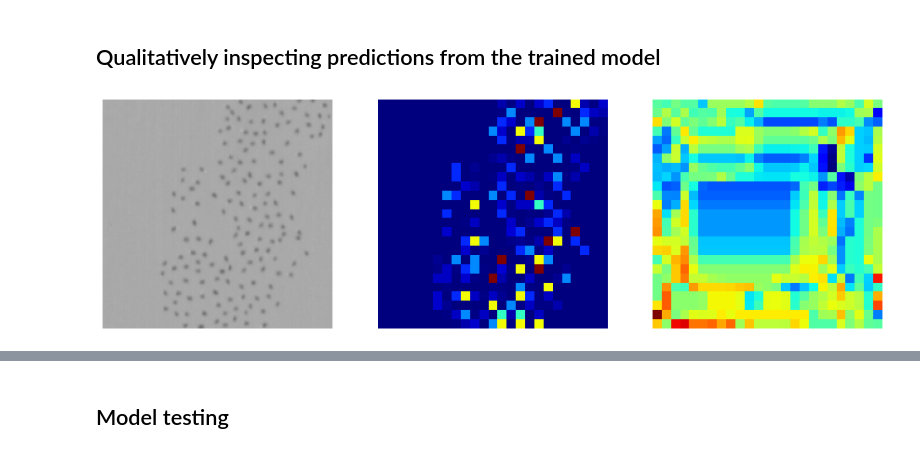
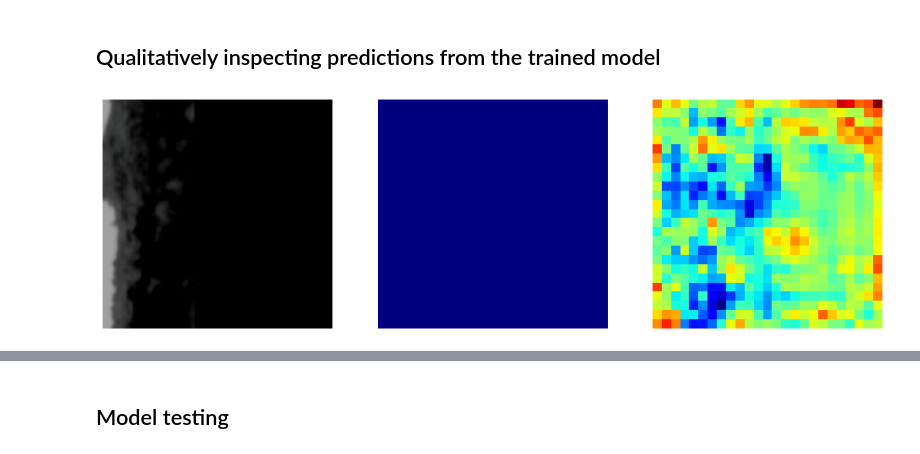
Before and after one commit to emiliolr/counting-cranes, a Jupyter notebook: density_estimation/ASPDNet_experiments.ipynb, the cells around one changed output, grey strips where cells are left out. Drawn from its saved outputs; the diff is of its cells as text; code cells hidden in the pictures.

Commit message:
Got ASPDNet working and some general tweaks

```diff
--- a/density_estimation/ASPDNet_experiments.ipynb
+++ b/density_estimation/ASPDNet_experiments.ipynb
@@ -80,5 +80,6 @@ Global seed set to 1693
 # %%
 #Getting the tile size to use
 tile_size = tuple(config['tile_size'])
+HYPERPARAMETERS['learning_rate'] = 1e-7 #TODO: change this back or put this new value in config if it works well!
 HYPERPARAMETERS
 # %% [output]
@@ -173,14 +164,15 @@ torch.save(model.state_dict(), os.path.join(MODEL_SAVE_FP, 'ASPDNet', save_name)
 ## Qualitatively inspecting predictions from the trained model
 # %%
 #Loading the model
-save_name = 'ASPDNet_first_try_6.17.2021.pth'
+save_name = 'ASPDNet_70_epochs_6.23.2021.pth'
 model = ASPDNet()
 model.load_state_dict(torch.load(os.path.join(MODEL_SAVE_FP, 'ASPDNet', save_name)))
 pl_model = ASPDNetLightning(model = model, lr = HYPERPARAMETERS['learning_rate'])
 # %%
 #Predicting on one parent image - this is currently happening on CPU... prediction w/PyTorch Lightning's trainer seems not to work correctly!
 images, densities, counts = next(iter(dataloader_test))
-images, densities = images[0 : 10], targets[0 : 10]
+images, densities = images[0 : 10], densities[0 : 10]
+pl_model.eval()
 preds = pl_model(images)
 # %%
 #A transformation to reverse normalization - for visualization!
@@ -191,20 +183,20 @@ invTrans = transforms.Compose([transforms.Normalize(mean = [ 0., 0., 0.],
                                ])
 # %%
 #Inspecting predicted densities against images
-index = 3
+index = 6
 img = invTrans(images[index])
 img = (np.moveaxis(img.numpy(), 0, -1) * 255).astype(np.uint8)
 den = preds[index].detach().squeeze(0) #TODO: why is this always the same?? Investigate more!
 gt_den = densities[index]
 
 f, axarr = plt.subplots(1, 3, figsize = (15, 10))
 axarr[0].imshow(img)
 axarr[1].imshow(gt_den, cmap = CM.jet)
 axarr[2].imshow(den, cmap = CM.jet)
 for a in axarr:
     a.axis('off')
 # %% [output]
-[figure, old version]
+[figure, new version]
 # %%
 #Checking counts
 print(f'We predicted {int(den.sum())} birds and there are actually {counts[index]} birds in this image')
```
Also changed, not shown: parts of 11 cells of this notebook, 5 other files.
